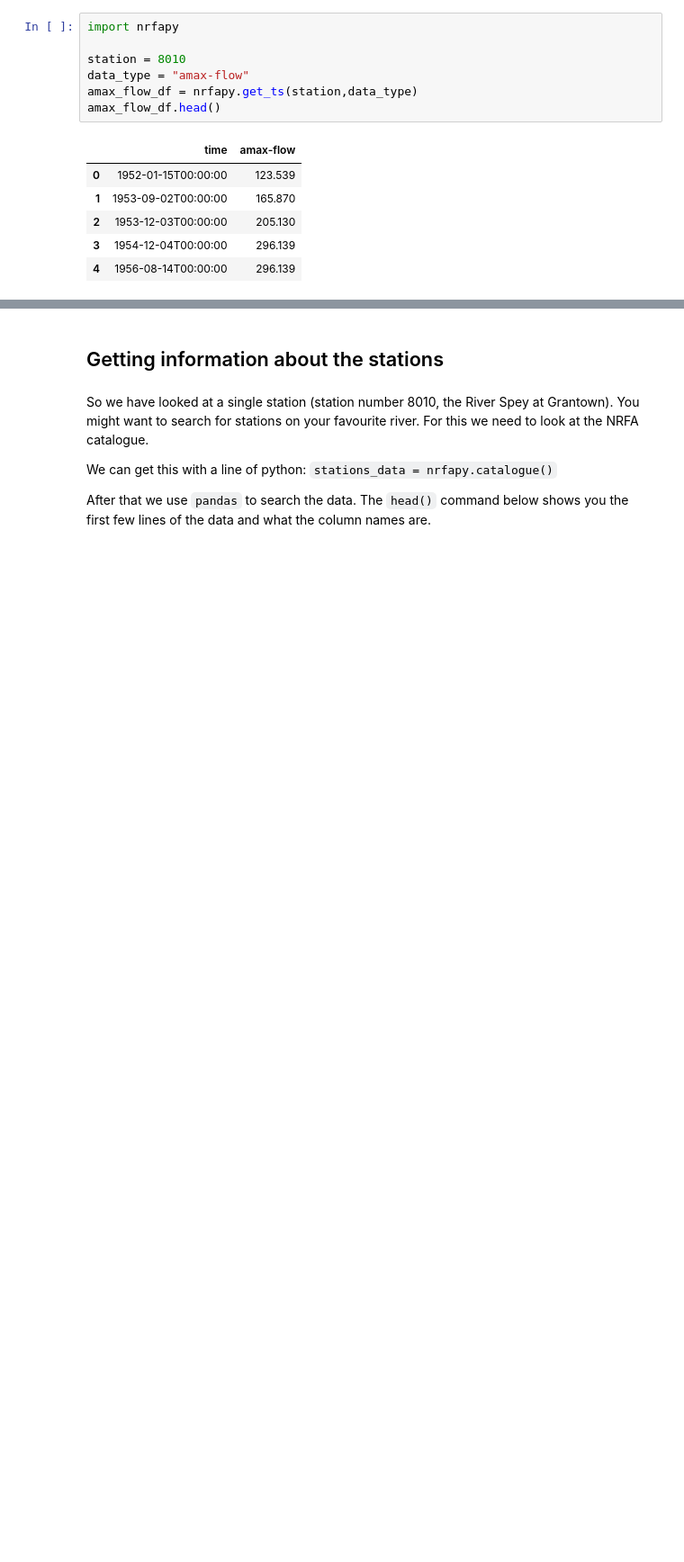
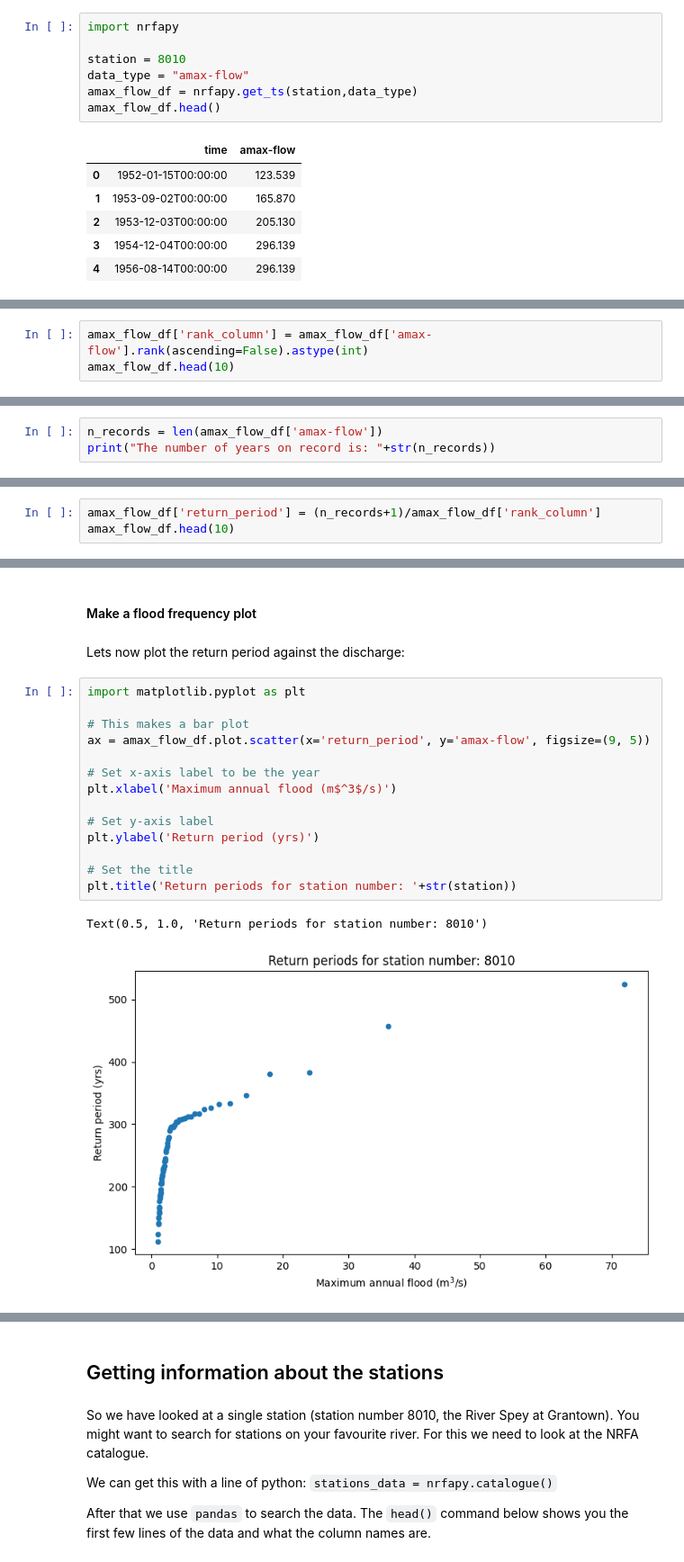
Before and after one commit to simon-m-mudd/physical_geography_practicals, a Jupyter notebook: Physical_geography_flood_practical.ipynb, the cells around one changed output, grey strips where cells are left out. Shown at 90% size. Saved outputs shown, nothing was run; the diff lists cells and outputs as text; blank space fills up the shorter version.

```diff
--- a/Physical_geography_flood_practical.ipynb
+++ b/Physical_geography_flood_practical.ipynb
@@ -119,0 +167,3 @@ We are going to look at the flood frequency.
+# %%
+amax_flow_df['rank_column'] = amax_flow_df['amax-flow'].rank(ascending=False).astype(int)
+amax_flow_df.head(10)
@@ -119,0 +184,3 @@ We are going to look at the flood frequency.
+# %%
+n_records = len(amax_flow_df['amax-flow'])
+print("The number of years on record is: "+str(n_records))
@@ -119,0 +199,3 @@ We are going to look at the flood frequency.
+# %%
+amax_flow_df['return_period'] = (n_records+1)/amax_flow_df['rank_column']
+amax_flow_df.head(10)
@@ -119,0 +214,21 @@ We are going to look at the flood frequency.
+# %% [markdown]
+#### Make a flood frequency plot
+# %% [markdown]
+Lets now plot the return period against the discharge:
+# %%
+import matplotlib.pyplot as plt
+
+# This makes a bar plot
+ax = amax_flow_df.plot.scatter(x='return_period', y='amax-flow', figsize=(9, 5))
+
+# Set x-axis label to be the year
+plt.xlabel('Maximum annual flood (m$^3$/s)')
+
+# Set y-axis label
+plt.ylabel('Return period (yrs)')
+
+# Set the title
+plt.title('Return periods for station number: '+str(station))
+# %% [output]
+Text(0.5, 1.0, 'Return periods for station number: 8010')
+[figure, added]
```
Also changed, not shown: parts of 31 cells of this notebook.
